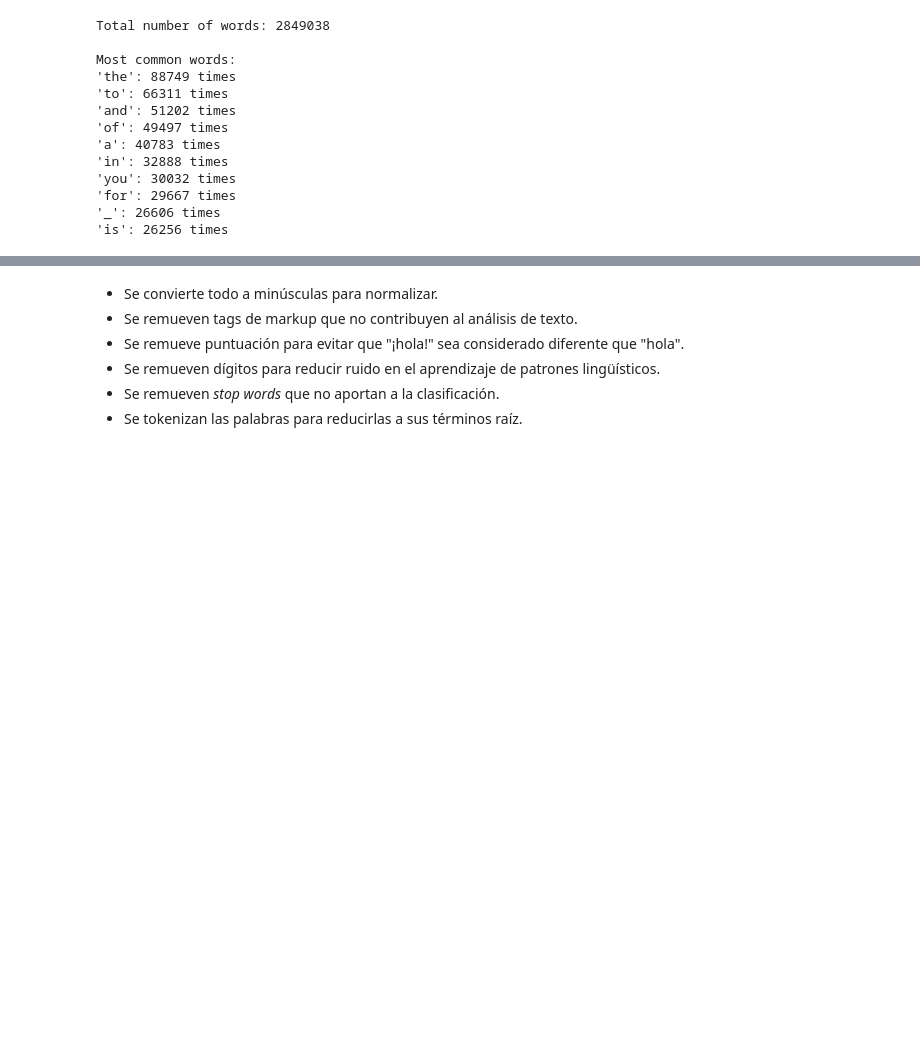
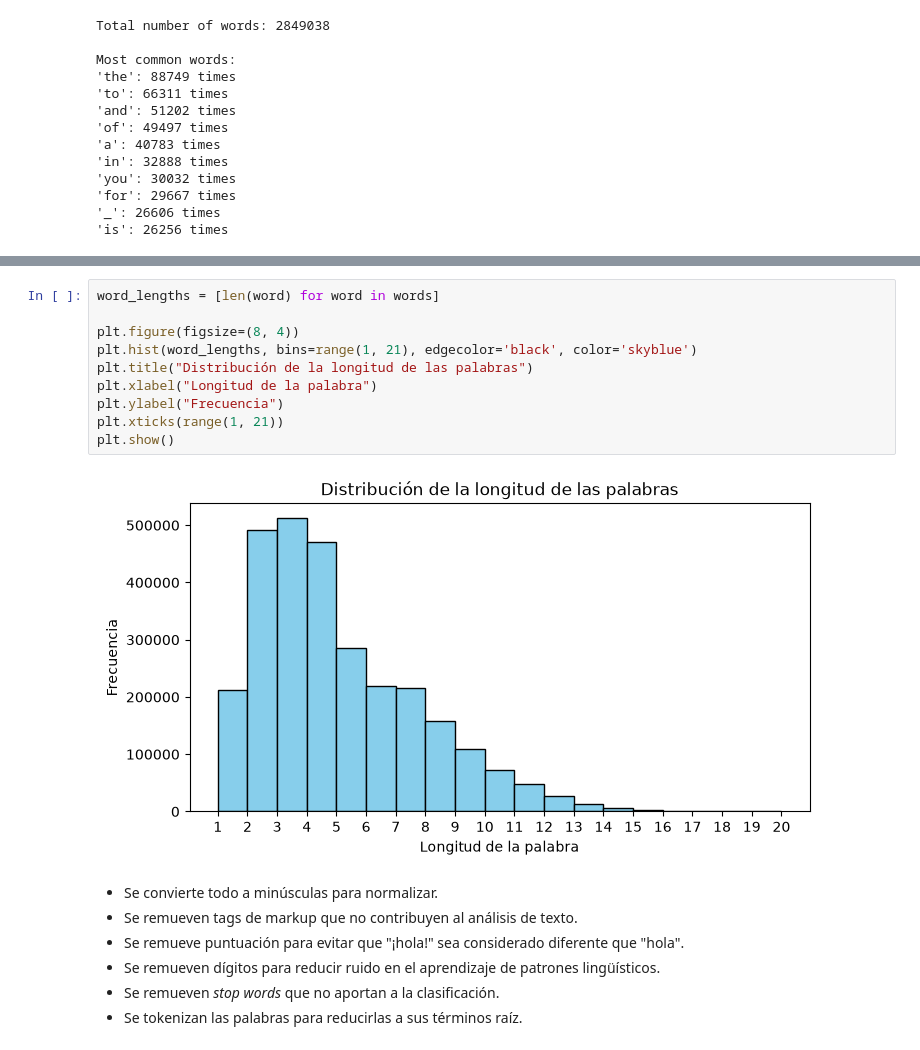
Before and after one commit to LCampi01/machine_learning_ceia, a Jupyter notebook: eda.ipynb, the cells around one changed output, grey strips where cells are left out. Saved outputs shown, nothing was run; the diff lists cells and outputs as text; blank space fills up the shorter version.

Commit message:
fix: ahora sí la distribución de longitud

```diff
--- a/eda.ipynb
+++ b/eda.ipynb
@@ -288,3 +294,15 @@ Most common words:
+# %%
+word_lengths = [len(word) for word in words]
+
+plt.figure(figsize=(8, 4))
+plt.hist(word_lengths, bins=range(1, 21), edgecolor='black', color='skyblue')
+plt.title("Distribución de la longitud de las palabras")
+plt.xlabel("Longitud de la palabra")
+plt.ylabel("Frecuencia")
+plt.xticks(range(1, 21))
+plt.show()
+# %% [output]
+[figure, added]
 # %% [markdown]
 * Se convierte todo a minúsculas para normalizar.
 * Se remueven tags de markup que no contribuyen al análisis de texto.
```
Also changed, not shown: parts of 5 cells of this notebook.
